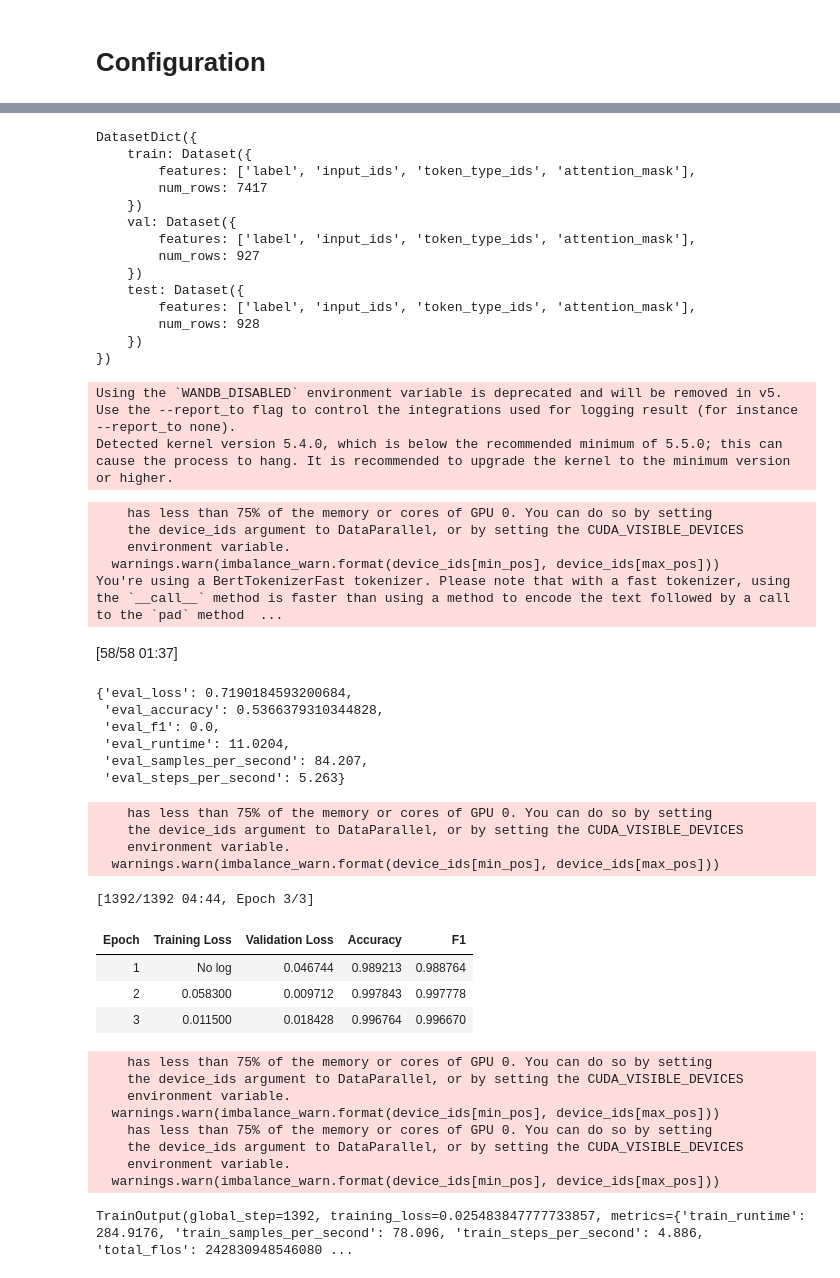
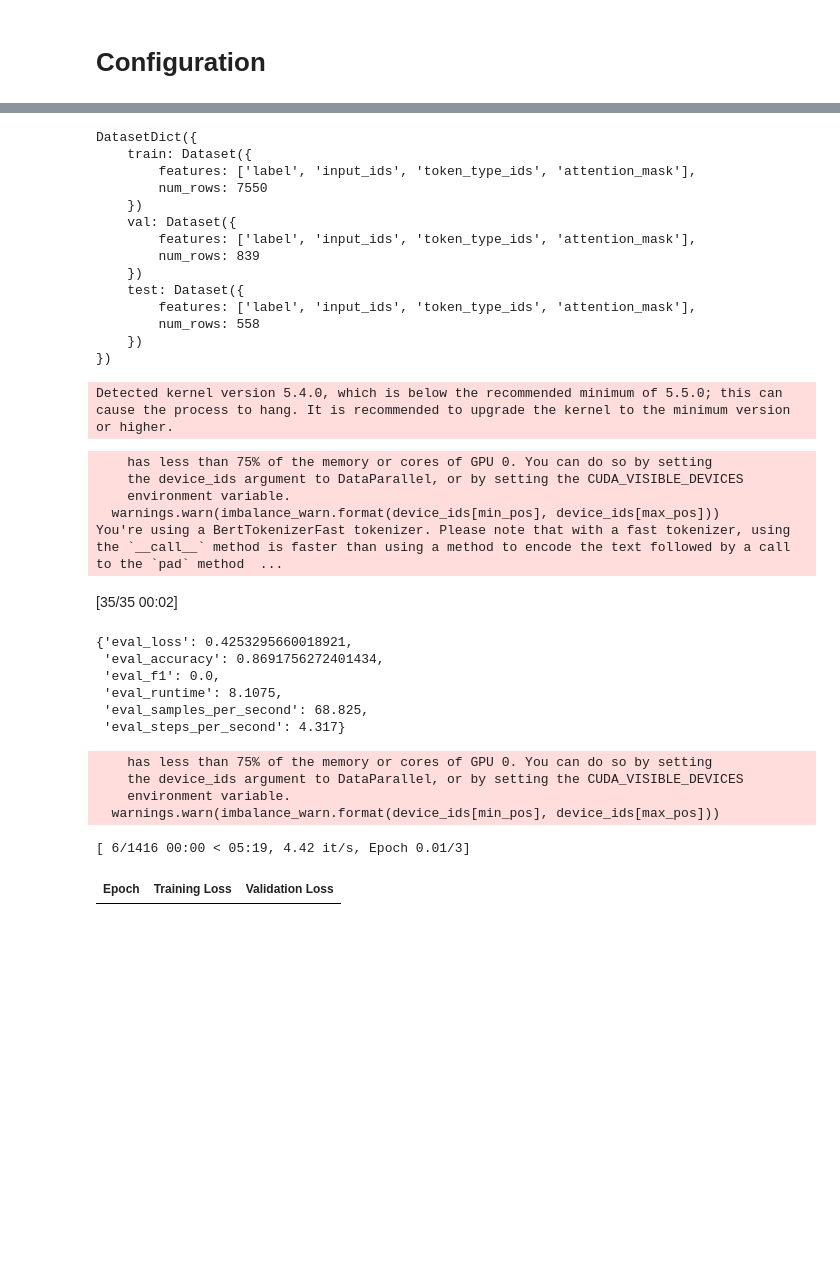
Before and after one commit to Lydia2000/IR-Term-project, a Jupyter notebook: project.ipynb, the cells around one changed output, grey strips where cells are left out. Drawn from its saved outputs; the diff is of its cells as text; code cells hidden in the pictures; blank space fills up the shorter version.

Commit message:
fix problem: The model peeked at the test answers.

```diff
--- a/project.ipynb
+++ b/project.ipynb
@@ -78,8 +132,8 @@ length of test set: 928
 # %%
 from datasets import load_dataset, DatasetDict
 
-csv_file_path = "SPAM Data Augmentation.csv"
-raw_dataset = load_dataset('csv', data_files=csv_file_path, encoding='ISO-8859-1')
+csv_files_path = {"train": "splited_data/train.csv", "val":"splited_data/validation.csv", "test": "splited_data/test.csv"}
+raw_dataset = load_dataset('csv', data_files=csv_files_path, encoding='ISO-8859-1')
 print(raw_dataset)
 # %% [output]
 DatasetDict({
@@ -89,11 +151,11 @@ DatasetDict({
     })
 })
 # %%
-train_test_dataset = raw_dataset['train'].train_test_split(test_size=0.2, seed=42, shuffle=True)
-val_test_dataset = train_test_dataset['test'].train_test_split(test_size=0.5, seed=42, shuffle=True)
-dataset = DatasetDict({
-    'train': train_test_dataset['train'],
-    'val': val_test_dataset['train'],
-    'test': val_test_dataset['test'],
-})
-print(dataset)
+# train_test_dataset = raw_dataset['train'].train_test_split(test_size=0.2, seed=42, shuffle=True)
+# val_test_dataset = train_test_dataset['test'].train_test_split(test_size=0.5, seed=42, shuffle=True)
+# dataset = DatasetDict({
+#     'train': train_test_dataset['train'],
+#     'val': val_test_dataset['train'],
+#     'test': val_test_dataset['test'],
+# })
+# print(dataset)
@@ -119,6 +166,8 @@ def map_labels(example):
     example['label'] = label_mapping[example['label']]
     return example
 
-dataset['train'] = dataset['train'].map(map_labels)
-dataset['val'] = dataset['val'].map(map_labels)
-dataset['test'] = dataset['test'].map(map_labels)
+dataset = DatasetDict({
+    'train': raw_dataset['train'].map(map_labels),
+    'val': raw_dataset['val'].map(map_labels),
+    'test': raw_dataset['test'].map(map_labels),
+})
@@ -159,24 +193,24 @@ You should probably TRAIN this model on a down-stream task to be able to use it
 tokenizer = AutoTokenizer.from_pretrained(PRETRAINED_MODEL_NAME)
 # %%
 def tokenization(example):
-    new_exp = example['Original Message']
+    new_exp = example['sms']
     return tokenizer(new_exp, padding=True, truncation=True)
 
-tokenized_dataset = dataset.map(tokenization, batched=True, remove_columns=['Original Message'])
+tokenized_dataset = dataset.map(tokenization, batched=True, remove_columns=['sms'])
 print(tokenized_dataset)
 # %% [output]
 DatasetDict({
     train: Dataset({
         features: ['label', 'input_ids', 'token_type_ids', 'attention_mask'],
-        num_rows: 7417
+        num_rows: 7550
     })
     val: Dataset({
         features: ['label', 'input_ids', 'token_type_ids', 'attention_mask'],
-        num_rows: 927
+        num_rows: 839
     })
     test: Dataset({
         features: ['label', 'input_ids', 'token_type_ids', 'attention_mask'],
-        num_rows: 928
+        num_rows: 558
     })
 })
 # %%
@@ -214,7 +248,6 @@ trainer = Trainer(
     compute_metrics=compute_metrics,
 )
 # %% [output]
-Using the `WANDB_DISABLED` environment variable is deprecated and will be removed in v5. Use the --report_to flag to control the integrations used for logging result (for instance --report_to none).
 Detected kernel version 5.4.0, which is below the recommended minimum of 5.5.0; this can cause the process to hang. It is recommended to upgrade the kernel to the minimum version or higher.
 # %%
 import os
@@ -227,31 +263,20 @@ trainer.evaluate(tokenized_dataset['test'])
     environment variable.
   warnings.warn(imbalance_warn.format(device_ids[min_pos], device_ids[max_pos]))
 You're using a BertTokenizerFast tokenizer. Please note that with a fast tokenizer, using the `__call__` method is faster than using a method to encode the text followed by a call to the `pad` method  ...
-[58/58 01:37]
+[35/35 00:02]
-{'eval_loss': 0.7190184593200684,
- 'eval_accuracy': 0.5366379310344828,
+{'eval_loss': 0.4253295660018921,
+ 'eval_accuracy': 0.8691756272401434,
  'eval_f1': 0.0,
- 'eval_runtime': 11.0204,
- 'eval_samples_per_second': 84.207,
- 'eval_steps_per_second': 5.263}
+ 'eval_runtime': 8.1075,
+ 'eval_samples_per_second': 68.825,
+ 'eval_steps_per_second': 4.317}
 # %%
 trainer.train()
+trainer.save_model('model')
 # %% [output]
     has less than 75% of the memory or cores of GPU 0. You can do so by setting
     the device_ids argument to DataParallel, or by setting the CUDA_VISIBLE_DEVICES
     environment variable.
   warnings.warn(imbalance_warn.format(device_ids[min_pos], device_ids[max_pos]))
-[1392/1392 04:44, Epoch 3/3]
+[ 6/1416 00:00 < 05:19, 4.42 it/s, Epoch 0.01/3]
-| Epoch | Training Loss | Validation Loss | Accuracy | F1 |
-| 1 | No log | 0.046744 | 0.989213 | 0.988764 |
-| 2 | 0.058300 | 0.009712 | 0.997843 | 0.997778 |
-| 3 | 0.011500 | 0.018428 | 0.996764 | 0.996670 |
+| Epoch | Training Loss | Validation Loss |
-    has less than 75% of the memory or cores of GPU 0. You can do so by setting
-    the device_ids argument to DataParallel, or by setting the CUDA_VISIBLE_DEVICES
-    environment variable.
-  warnings.warn(imbalance_warn.format(device_ids[min_pos], device_ids[max_pos]))
-    has less than 75% of the memory or cores of GPU 0. You can do so by setting
-    the device_ids argument to DataParallel, or by setting the CUDA_VISIBLE_DEVICES
-    environment variable.
-  warnings.warn(imbalance_warn.format(device_ids[min_pos], device_ids[max_pos]))
-TrainOutput(global_step=1392, training_loss=0.025483847777733857, metrics={'train_runtime': 284.9176, 'train_samples_per_second': 78.096, 'train_steps_per_second': 4.886, 'total_flos': 242830948546080 ...
```
Also changed, not shown: parts of 13 cells of this notebook.
